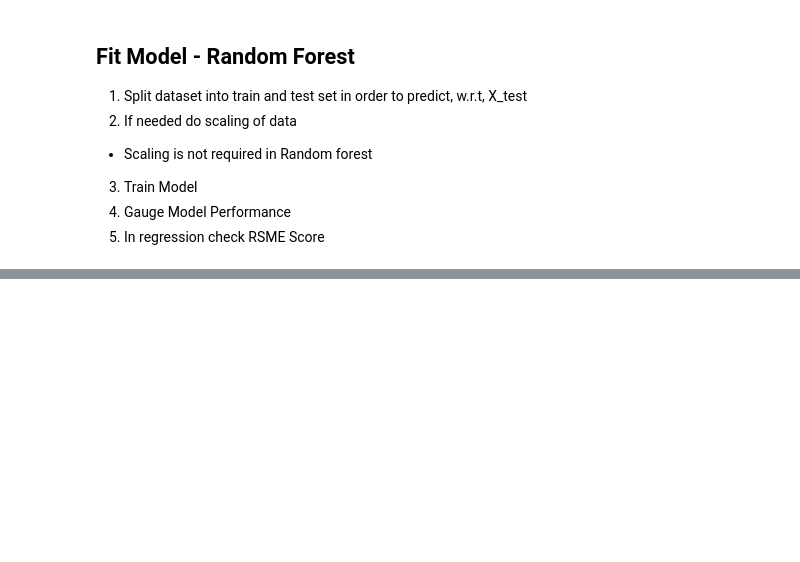
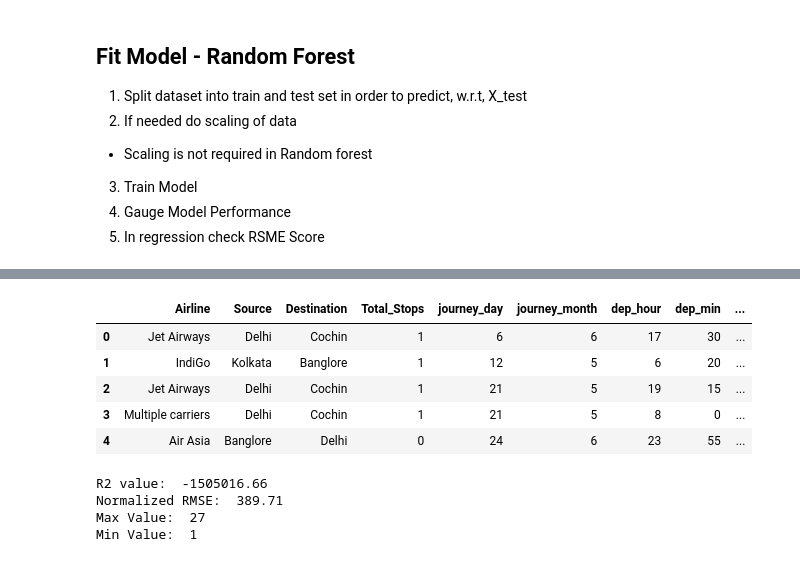
Before and after one commit to alouvre/flight_fare_prediction, a Jupyter notebook: fare_prediction_model.ipynb, the cells around one changed output, grey strips where cells are left out. Saved outputs shown, nothing was run; the diff lists cells and outputs as text; code cells hidden in the pictures; blank space fills up the shorter version.

```diff
--- a/fare_prediction_model.ipynb
+++ b/fare_prediction_model.ipynb
@@ -537,0 +704,9 @@ X.head()
+# %%
+unseen_dataset.head()
+# %% [output]
+|  | Airline | Source | Destination | Total_Stops | journey_day | journey_month | dep_hour | dep_min | ... |
+| 0 | Jet Airways | Delhi | Cochin | 1 | 6 | 6 | 17 | 30 | ... |
+| 1 | IndiGo | Kolkata | Banglore | 1 | 12 | 5 | 6 | 20 | ... |
+| 2 | Jet Airways | Delhi | Cochin | 1 | 21 | 5 | 19 | 15 | ... |
+| 3 | Multiple carriers | Delhi | Cochin | 1 | 21 | 5 | 8 | 0 | ... |
+| 4 | Air Asia | Banglore | Delhi | 0 | 24 | 6 | 23 | 55 | ... |
@@ -537,0 +725,9 @@ X.head()
+# %%
+print('R2 value: ', round(metrics.r2_score(y_unseen, y_pred),2))
+print('Normalized RMSE: ', round(np.sqrt(metrics.mean_squared_error(y_unseen, y_pred))/(max(y_unseen)-min(y_unseen)),2))
+print('Max Value: ', max(y_unseen), '\nMin Value: ', min(y_unseen))
+# %% [output]
+R2 value:  -1505016.66
+Normalized RMSE:  389.71
+Max Value:  27
+Min Value:  1
```
Also changed, not shown: parts of 18 cells of this notebook.
